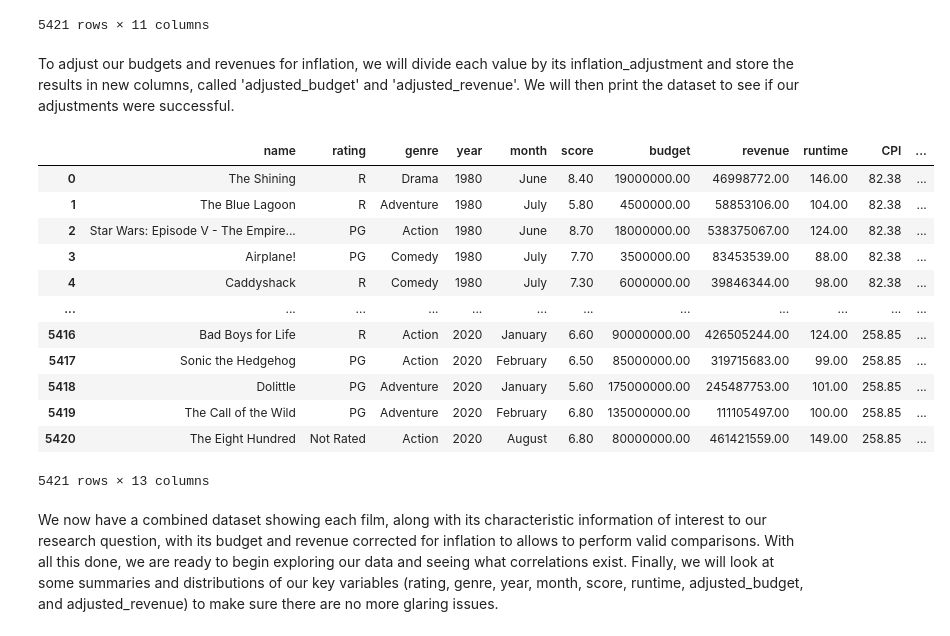
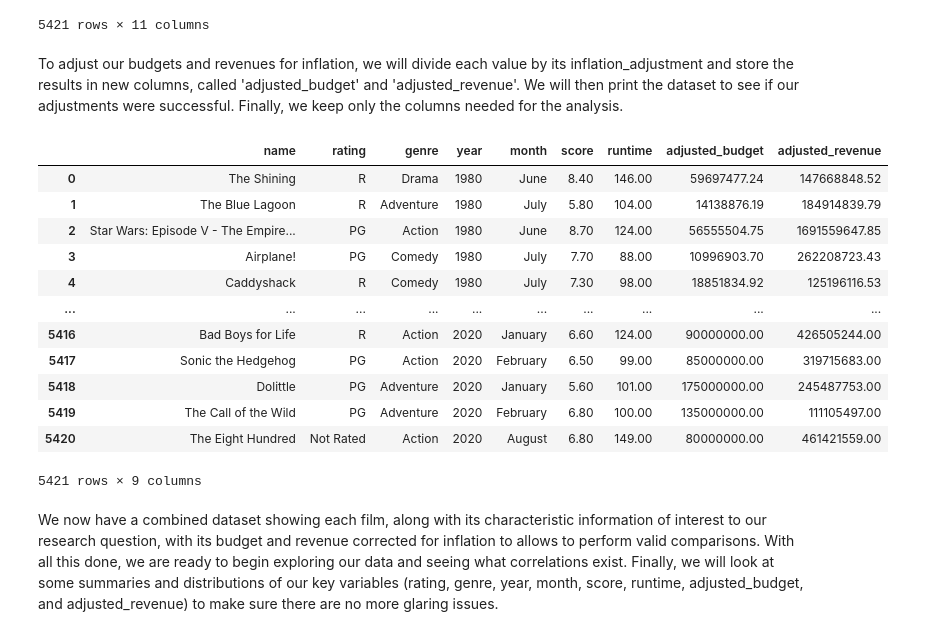
Before and after one commit to COGS108/Group028_WI24, a Jupyter notebook: DataCheckpoint_Group028_WI24.ipynb, the cells around one changed output. Drawn from its saved outputs; the diff is of its cells as text; code cells hidden in the pictures.

```diff
--- a/DataCheckpoint_Group028_WI24.ipynb
+++ b/DataCheckpoint_Group028_WI24.ipynb
@@ -287,25 +287,26 @@ combined_df
 | 5420 | The Eight Hundred | Not Rated | Action | 2020 | August | 6.80 | 80000000.00 | 461421559.00 | 149.00 | 258.85 | ... |
 5421 rows × 11 columns
 # %% [markdown]
-To adjust our budgets and revenues for inflation, we will divide each value by its inflation_adjustment and store the results in new columns, called 'adjusted_budget' and 'adjusted_revenue'. We will then print the dataset to see if our adjustments were successful.
+To adjust our budgets and revenues for inflation, we will divide each value by its inflation_adjustment and store the results in new columns, called 'adjusted_budget' and 'adjusted_revenue'. We will then print the dataset to see if our adjustments were successful. Finally, we keep only the columns needed for the analysis.
 # %%
 combined_df['adjusted_budget'] = combined_df['budget'] / combined_df['inflation_adjustment']
 combined_df['adjusted_revenue'] = combined_df['revenue'] / combined_df['inflation_adjustment']
+combined_df.drop(columns=['budget', 'revenue', 'CPI', 'inflation_adjustment'], inplace=True)
 combined_df
 # %% [output]
-|  | name | rating | genre | year | month | score | budget | revenue | runtime | CPI | ... |
-| 0 | The Shining | R | Drama | 1980 | June | 8.40 | 19000000.00 | 46998772.00 | 146.00 | 82.38 | ... |
-| 1 | The Blue Lagoon | R | Adventure | 1980 | July | 5.80 | 4500000.00 | 58853106.00 | 104.00 | 82.38 | ... |
-| 2 | Star Wars: Episode V - The Empire... | PG | Action | 1980 | June | 8.70 | 18000000.00 | 538375067.00 | 124.00 | 82.38 | ... |
-| 3 | Airplane! | PG | Comedy | 1980 | July | 7.70 | 3500000.00 | 83453539.00 | 88.00 | 82.38 | ... |
-| 4 | Caddyshack | R | Comedy | 1980 | July | 7.30 | 6000000.00 | 39846344.00 | 98.00 | 82.38 | ... |
-| ... | ... | ... | ... | ... | ... | ... | ... | ... | ... | ... | ... |
-| 5416 | Bad Boys for Life | R | Action | 2020 | January | 6.60 | 90000000.00 | 426505244.00 | 124.00 | 258.85 | ... |
-| 5417 | Sonic the Hedgehog | PG | Action | 2020 | February | 6.50 | 85000000.00 | 319715683.00 | 99.00 | 258.85 | ... |
-| 5418 | Dolittle | PG | Adventure | 2020 | January | 5.60 | 175000000.00 | 245487753.00 | 101.00 | 258.85 | ... |
-| 5419 | The Call of the Wild | PG | Adventure | 2020 | February | 6.80 | 135000000.00 | 111105497.00 | 100.00 | 258.85 | ... |
-| 5420 | The Eight Hundred | Not Rated | Action | 2020 | August | 6.80 | 80000000.00 | 461421559.00 | 149.00 | 258.85 | ... |
+|  | name | rating | genre | year | month | score | runtime | adjusted_budget | adjusted_revenue |
+| 0 | The Shining | R | Drama | 1980 | June | 8.40 | 146.00 | 59697477.24 | 147668848.52 |
+| 1 | The Blue Lagoon | R | Adventure | 1980 | July | 5.80 | 104.00 | 14138876.19 | 184914839.79 |
+| 2 | Star Wars: Episode V - The Empire... | PG | Action | 1980 | June | 8.70 | 124.00 | 56555504.75 | 1691559647.85 |
+| 3 | Airplane! | PG | Comedy | 1980 | July | 7.70 | 88.00 | 10996903.70 | 262208723.43 |
+| 4 | Caddyshack | R | Comedy | 1980 | July | 7.30 | 98.00 | 18851834.92 | 125196116.53 |
+| ... | ... | ... | ... | ... | ... | ... | ... | ... | ... |
+| 5416 | Bad Boys for Life | R | Action | 2020 | January | 6.60 | 124.00 | 90000000.00 | 426505244.00 |
+| 5417 | Sonic the Hedgehog | PG | Action | 2020 | February | 6.50 | 99.00 | 85000000.00 | 319715683.00 |
+| 5418 | Dolittle | PG | Adventure | 2020 | January | 5.60 | 101.00 | 175000000.00 | 245487753.00 |
+| 5419 | The Call of the Wild | PG | Adventure | 2020 | February | 6.80 | 100.00 | 135000000.00 | 111105497.00 |
+| 5420 | The Eight Hundred | Not Rated | Action | 2020 | August | 6.80 | 149.00 | 80000000.00 | 461421559.00 |
-5421 rows × 13 columns
+5421 rows × 9 columns
 # %% [markdown]
 We now have a combined dataset showing each film, along with its characteristic information of interest to our research question, with its budget and revenue corrected for inflation to allows to perform valid comparisons. With all this done, we are ready to begin exploring our data and seeing what correlations exist. Finally, we will look at some summaries and distributions of our key variables (rating, genre, year, month, score, runtime, adjusted_budget, and adjusted_revenue) to make sure there are no more glaring issues.
 # %%
```
Also changed, not shown: parts of 2 cells of this notebook.
